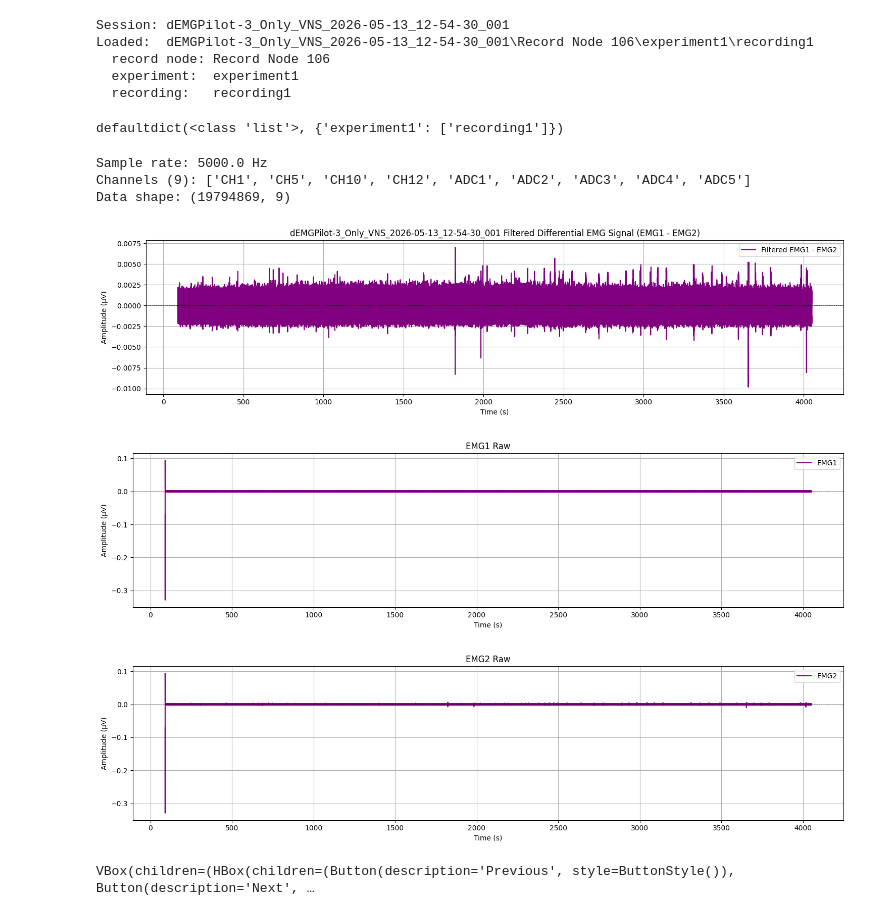
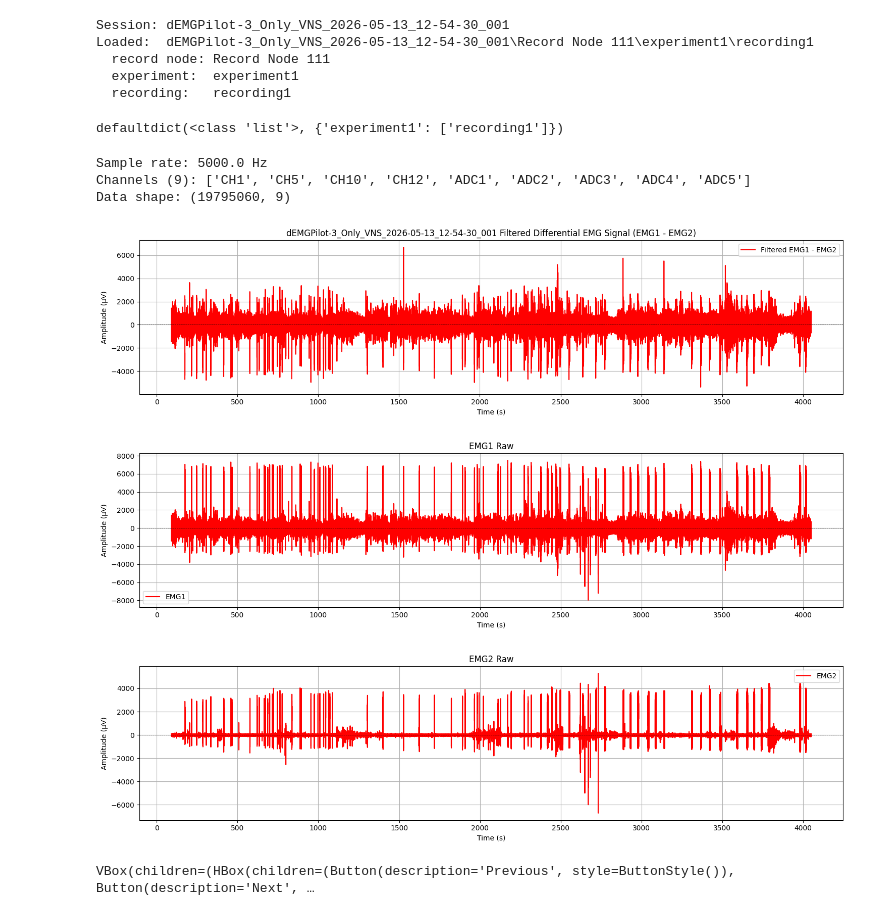
Before and after one commit to yahriels/Open-Ephys-H-Reflex-Python-Data-Analysis, a Jupyter notebook: src/open_ephys/analysis/Respiration_offline.ipynb, the cells around one changed output. Drawn from its saved outputs; the diff is of its cells as text; code cells hidden in the pictures.

```diff
--- a/src/open_ephys/analysis/Respiration_offline.ipynb
+++ b/src/open_ephys/analysis/Respiration_offline.ipynb
@@ -15,7 +15,7 @@ from IPython.display import display
 # Pick a session, a record-node index (w), and a recording index, then
 # load everything in one call. record_node_name / experiment_name /
 # recording_name are derived from the actual loaded path.
-w               = 0    # recordnodes[0]; bump to 1 for a second record node
+w               = 1    # recordnodes[0]; bump to 1 for a second record node
 recording_index = 0
 
 # directory = 'dEMG_TestN2025-12-19_12-06-47_001'
@@ -28,8 +28,8 @@ session, recording, record_node_name, experiment_name, recording_name = \
     load_session_recording(directory, recordnode_idx=w, recording_idx=recording_index)
 # %% [output]
 Session: dEMGPilot-3_Only_VNS_2026-05-13_12-54-30_001
-Loaded:  dEMGPilot-3_Only_VNS_2026-05-13_12-54-30_001\Record Node 106\experiment1\recording1
-  record node: Record Node 106
+Loaded:  dEMGPilot-3_Only_VNS_2026-05-13_12-54-30_001\Record Node 111\experiment1\recording1
+  record node: Record Node 111
   experiment:  experiment1
   recording:   recording1
 # %%
@@ -43,20 +43,20 @@ timestamps, data, sample_rate, channel_names = load_continuous(recording)
 # %% [output]
 Sample rate: 5000.0 Hz
 Channels (9): ['CH1', 'CH5', 'CH10', 'CH12', 'ADC1', 'ADC2', 'ADC3', 'ADC4', 'ADC5']
-Data shape: (19794869, 9)
+Data shape: (19795060, 9)
 # %%
 # Bandpass-filter EMG1 (col 4 = CH10), EMG2 (col 5 = CH12), and their differential.
 # Pass any channel indices for other channel layouts.
 emg1, emg2, differential_filt = bandpass_filter_emg(
-    data, ch1_idx=4, ch2_idx=5, sample_rate=sample_rate,
+    data, ch1_idx=2, ch2_idx=3, sample_rate=sample_rate,
 )
 # %%
 # Three full-trace overview plots: filtered differential, EMG1, EMG2.
-plot_emg_full_traces(timestamps, differential_filt, emg1, emg2, directory)
+plot_emg_full_traces(timestamps, differential_filt, emg1, emg2, directory, color="red")
 # %% [output]
-[figure, old version]
+[figure, new version]
-[figure, old version]
+[figure, new version]
-[figure, old version]
+[figure, new version]
 # %%
 # Interactive segmented viewer - 15-second windows.
 # Use the "Mark Good" toggle button on any segment you want to keep.
```
Also changed, not shown: parts of 2 cells of this notebook, 5 other files.
